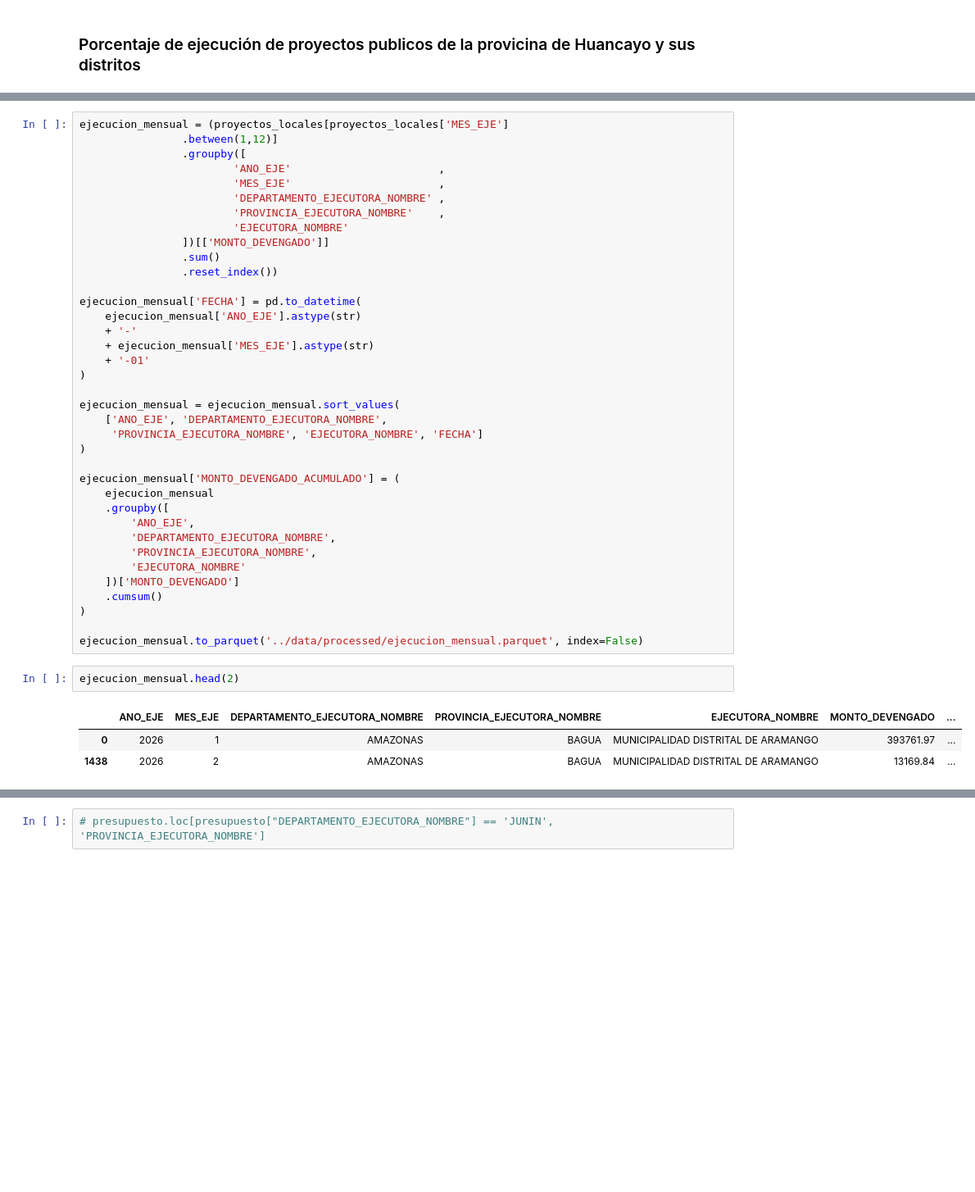
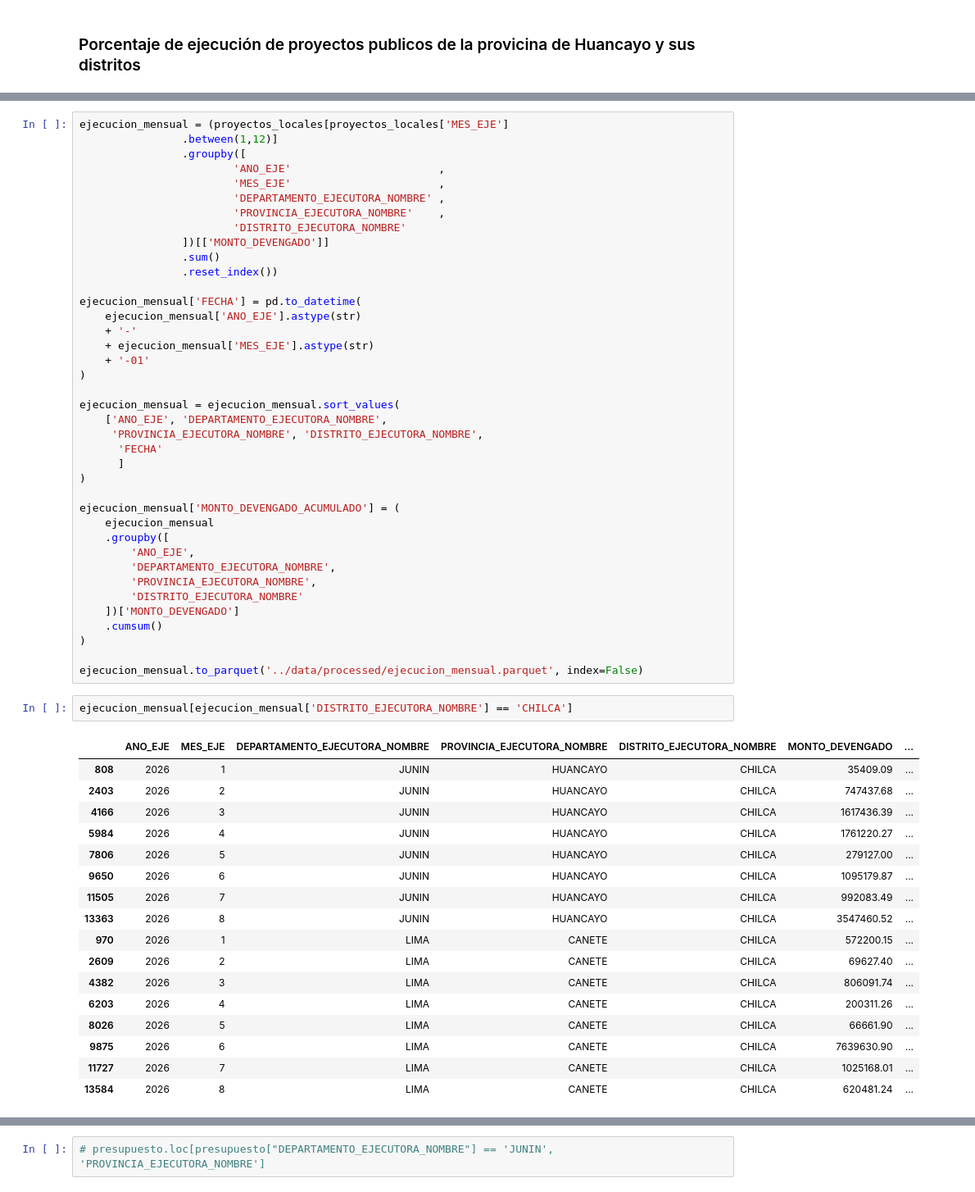
Before and after one commit to antonio-xrp/data_analysis_dashboard, a Jupyter notebook: projects/0.1_ejecucion_presupuesto/notebooks/0.1_presupuesto_ejecuciongasto.ipynb, the cells around one changed output, grey strips where cells are left out. Shown at 82% size. Cells and saved outputs as stored; diff of their text form; blank space fills up the shorter version.

```diff
--- a/projects/0.1_ejecucion_presupuesto/notebooks/0.1_presupuesto_ejecuciongasto.ipynb
+++ b/projects/0.1_ejecucion_presupuesto/notebooks/0.1_presupuesto_ejecuciongasto.ipynb
@@ -267,7 +310,7 @@ ejecucion_mensual = (proyectos_locales[proyectos_locales['MES_EJE']
                         'MES_EJE'                       ,
                         'DEPARTAMENTO_EJECUTORA_NOMBRE' ,
                         'PROVINCIA_EJECUTORA_NOMBRE'    ,
-                        'EJECUTORA_NOMBRE'
+                        'DISTRITO_EJECUTORA_NOMBRE'
                 ])[['MONTO_DEVENGADO']]
                 .sum()
                 .reset_index())
@@ -281,7 +324,9 @@ ejecucion_mensual['FECHA'] = pd.to_datetime(
 
 ejecucion_mensual = ejecucion_mensual.sort_values(
     ['ANO_EJE', 'DEPARTAMENTO_EJECUTORA_NOMBRE',
-     'PROVINCIA_EJECUTORA_NOMBRE', 'EJECUTORA_NOMBRE', 'FECHA']
+     'PROVINCIA_EJECUTORA_NOMBRE', 'DISTRITO_EJECUTORA_NOMBRE',
+      'FECHA'
+      ]
 )
 
 ejecucion_mensual['MONTO_DEVENGADO_ACUMULADO'] = (
@@ -290,16 +335,30 @@ ejecucion_mensual['MONTO_DEVENGADO_ACUMULADO'] = (
         'ANO_EJE',
         'DEPARTAMENTO_EJECUTORA_NOMBRE',
         'PROVINCIA_EJECUTORA_NOMBRE',
-        'EJECUTORA_NOMBRE'
+        'DISTRITO_EJECUTORA_NOMBRE'
     ])['MONTO_DEVENGADO']
     .cumsum()
 )
 
 ejecucion_mensual.to_parquet('../data/processed/ejecucion_mensual.parquet', index=False)
 # %%
-ejecucion_mensual.head(2)
+ejecucion_mensual[ejecucion_mensual['DISTRITO_EJECUTORA_NOMBRE'] == 'CHILCA']
 # %% [output]
-|  | ANO_EJE | MES_EJE | DEPARTAMENTO_EJECUTORA_NOMBRE | PROVINCIA_EJECUTORA_NOMBRE | EJECUTORA_NOMBRE | MONTO_DEVENGADO | ... |
-| 0 | 2026 | 1 | AMAZONAS | BAGUA | MUNICIPALIDAD DISTRITAL DE ARAMANGO | 393761.97 | ... |
-| 1438 | 2026 | 2 | AMAZONAS | BAGUA | MUNICIPALIDAD DISTRITAL DE ARAMANGO | 13169.84 | ... |
+|  | ANO_EJE | MES_EJE | DEPARTAMENTO_EJECUTORA_NOMBRE | PROVINCIA_EJECUTORA_NOMBRE | DISTRITO_EJECUTORA_NOMBRE | MONTO_DEVENGADO | ... |
+| 808 | 2026 | 1 | JUNIN | HUANCAYO | CHILCA | 35409.09 | ... |
+| 2403 | 2026 | 2 | JUNIN | HUANCAYO | CHILCA | 747437.68 | ... |
+| 4166 | 2026 | 3 | JUNIN | HUANCAYO | CHILCA | 1617436.39 | ... |
+| 5984 | 2026 | 4 | JUNIN | HUANCAYO | CHILCA | 1761220.27 | ... |
+| 7806 | 2026 | 5 | JUNIN | HUANCAYO | CHILCA | 279127.00 | ... |
+| 9650 | 2026 | 6 | JUNIN | HUANCAYO | CHILCA | 1095179.87 | ... |
+| 11505 | 2026 | 7 | JUNIN | HUANCAYO | CHILCA | 992083.49 | ... |
+| 13363 | 2026 | 8 | JUNIN | HUANCAYO | CHILCA | 3547460.52 | ... |
+| 970 | 2026 | 1 | LIMA | CANETE | CHILCA | 572200.15 | ... |
+| 2609 | 2026 | 2 | LIMA | CANETE | CHILCA | 69627.40 | ... |
+| 4382 | 2026 | 3 | LIMA | CANETE | CHILCA | 806091.74 | ... |
+| 6203 | 2026 | 4 | LIMA | CANETE | CHILCA | 200311.26 | ... |
+| 8026 | 2026 | 5 | LIMA | CANETE | CHILCA | 66661.90 | ... |
+| 9875 | 2026 | 6 | LIMA | CANETE | CHILCA | 7639630.90 | ... |
+| 11727 | 2026 | 7 | LIMA | CANETE | CHILCA | 1025168.01 | ... |
+| 13584 | 2026 | 8 | LIMA | CANETE | CHILCA | 620481.24 | ... |
 # %%
```
Also changed, not shown: parts of 15 cells of this notebook, 7 other files.
